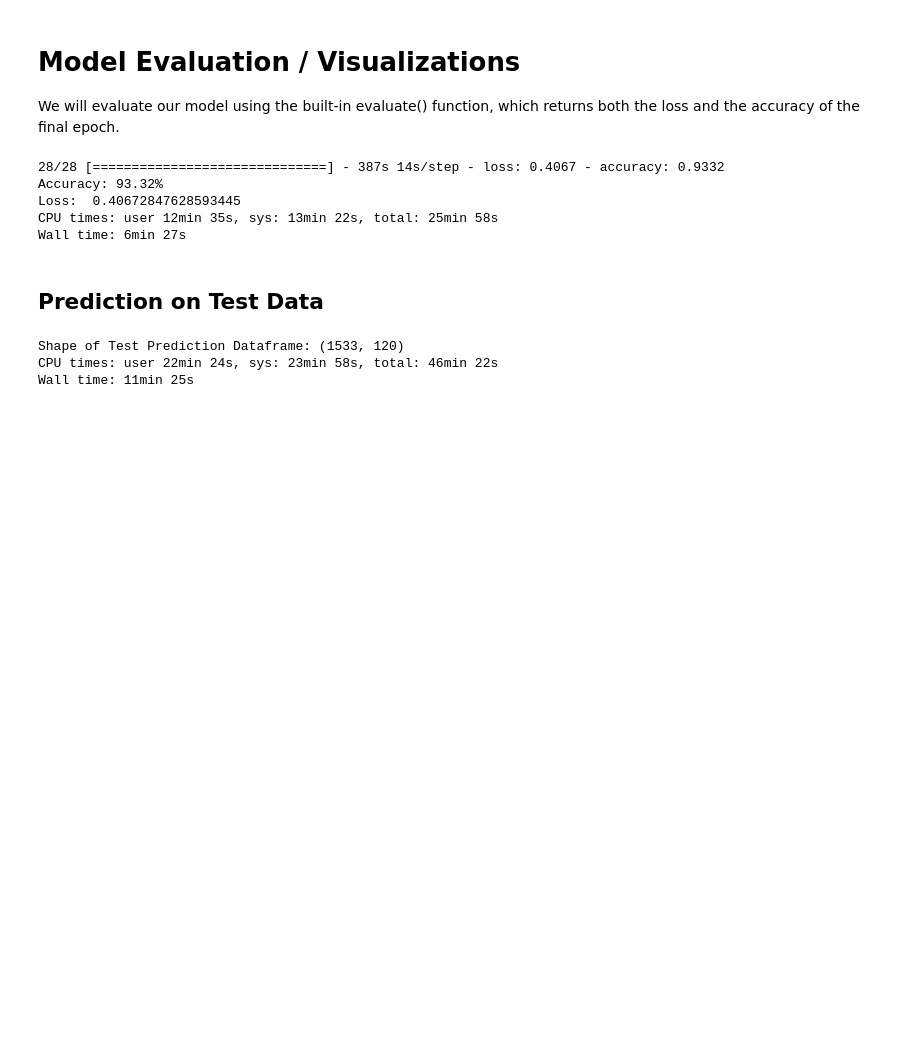
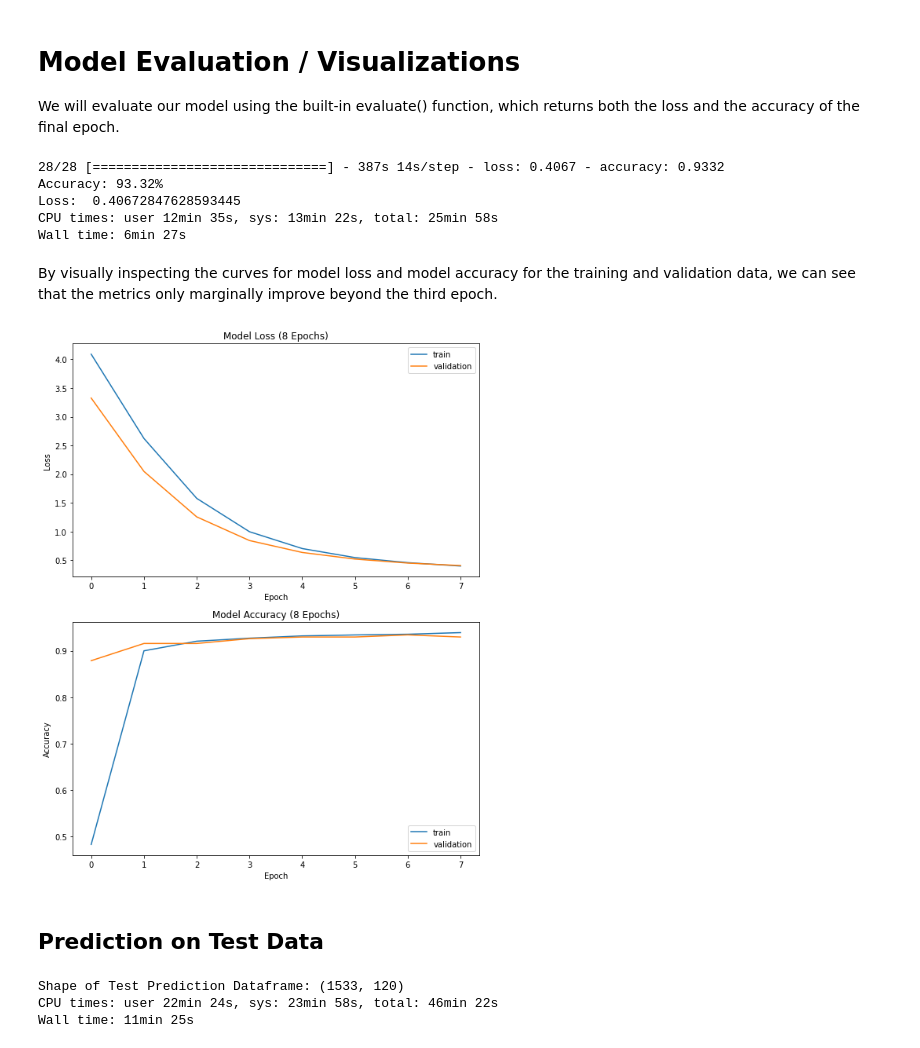
Before and after one commit to AbrahamEyman/DogBreedClassification, a Jupyter notebook: model_creation.ipynb, the cells around one changed output. Drawn from its saved outputs; the diff is of its cells as text; code cells hidden in the pictures; blank space fills up the shorter version.

Commit message:
update web app preview and add plots/citations to model creation notebook

```diff
--- a/model_creation.ipynb
+++ b/model_creation.ipynb
@@ -307,6 +290,41 @@ Accuracy: 93.32%
 Loss:  0.40672847628593445
 CPU times: user 12min 35s, sys: 13min 22s, total: 25min 58s
 Wall time: 6min 27s
+# %% [markdown]
+By visually inspecting the curves for model loss and model accuracy for the training and validation data, we can see that the metrics only marginally improve beyond the third epoch.
+# %%
+#Hard-coding values from each epoch for plotting purposes (necessary to plot without re-running the model)
+# loss = [4.089,2.6215,1.5783,0.9975,0.7043,0.5468,0.4589,0.3997]
+# accuracy = [0.4831,0.8997,0.9204,0.9269,0.9318,0.9339,0.9354,0.9389]
+# val_loss = [3.3252,2.0476,1.256,0.8438,0.6362,0.5213,0.4512,0.4084]
+# val_accuracy = [0.8785,0.9155,0.9155,0.9259,0.9294,0.9294,0.934,0.9294]
+
+loss = history.history['loss']
+accuracy = history.history['accuracy']
+val_loss = history.history['val_loss']
+val_accuracy = history.history['val_accuracy']
+# %%
+fig,ax = plt.subplots(2,1,figsize=(8,10))
+
+#LOSS
+ax[0].plot(loss)
+ax[0].plot(val_loss)
+ax[0].set_title('Model Loss (8 Epochs)')
+ax[0].set_ylabel('Loss')
+ax[0].set_xlabel('Epoch')
+ax[0].legend(['train','validation'])
+
+#LOSS
+ax[1].plot(accuracy)
+ax[1].plot(val_accuracy)
+ax[1].set_title('Model Accuracy (8 Epochs)')
+ax[1].set_ylabel('Accuracy')
+ax[1].set_xlabel('Epoch')
+ax[1].legend(['train','validation'])
+
+plt.tight_layout()
+# %% [output]
+[figure, added]
 # %% [markdown]
 ## Prediction on Test Data
 # %%
```
Also changed, not shown: parts of 5 cells of this notebook, 1 other file.
